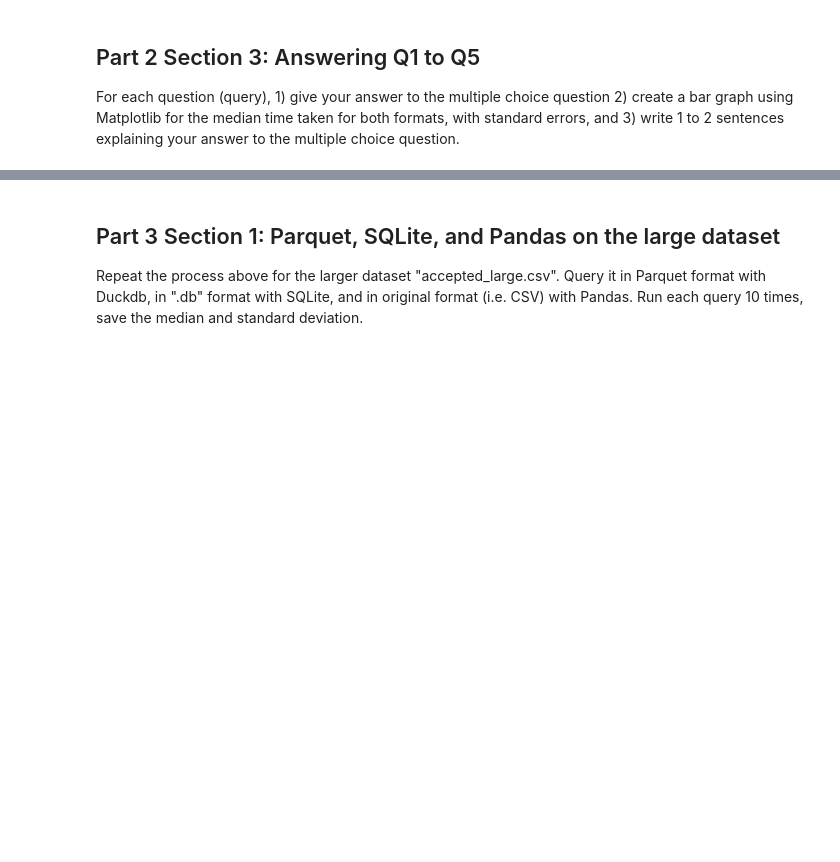
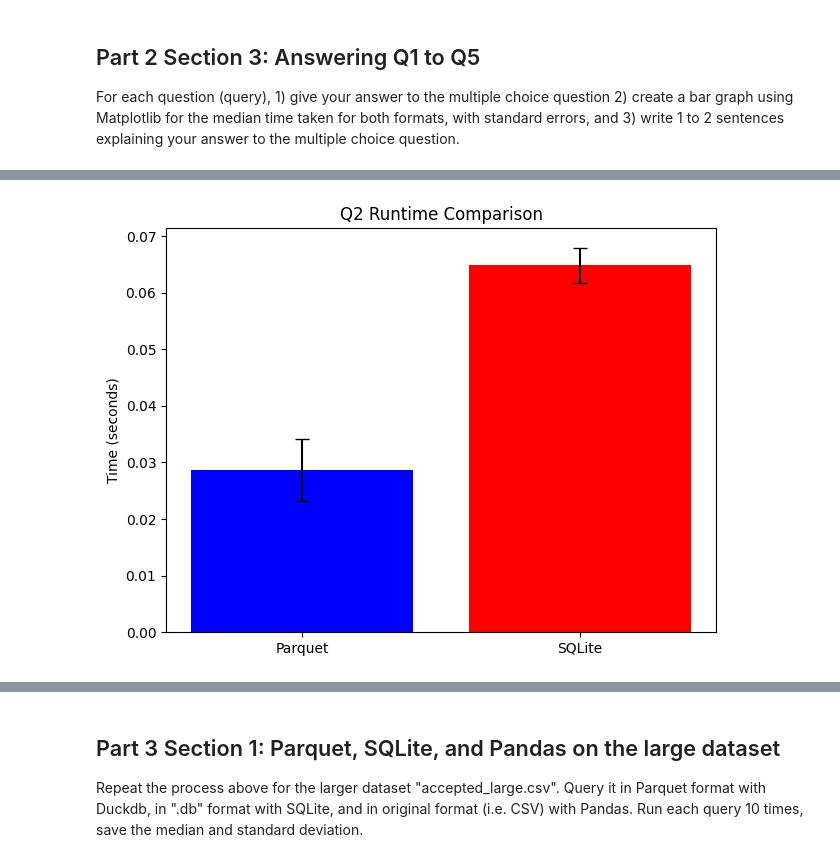
Before and after one commit to Rodrigofch7/databases_public_policy, a Jupyter notebook: assignment3/a3_skeleton (1).ipynb, the cells around one changed output, grey strips where cells are left out. Saved outputs shown, nothing was run; the diff lists cells and outputs as text; code cells hidden in the pictures; blank space fills up the shorter version.

```diff
--- a/assignment3/a3_skeleton (1).ipynb
+++ b/assignment3/a3_skeleton (1).ipynb
@@ -318,0 +331,4 @@ plt.show()
+# %%
+plot_comparison("q2", "Q2 Runtime Comparison")
+# %% [output]
+[figure, added]
```
Also changed, not shown: parts of 20 cells of this notebook, 2 other files.
